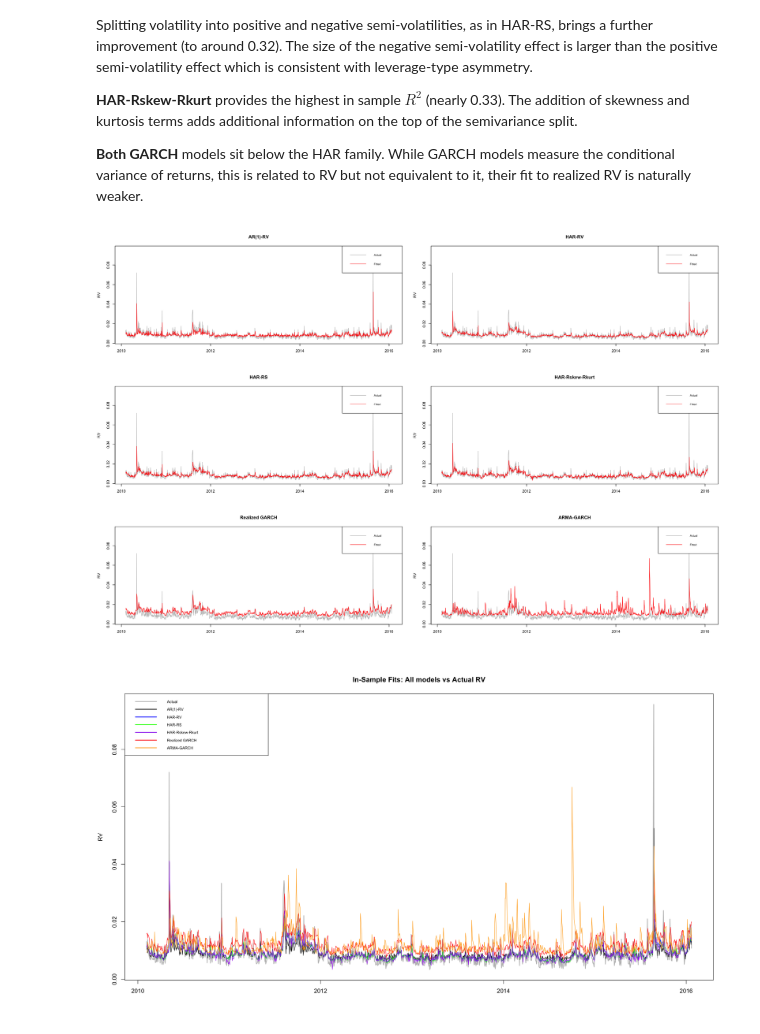
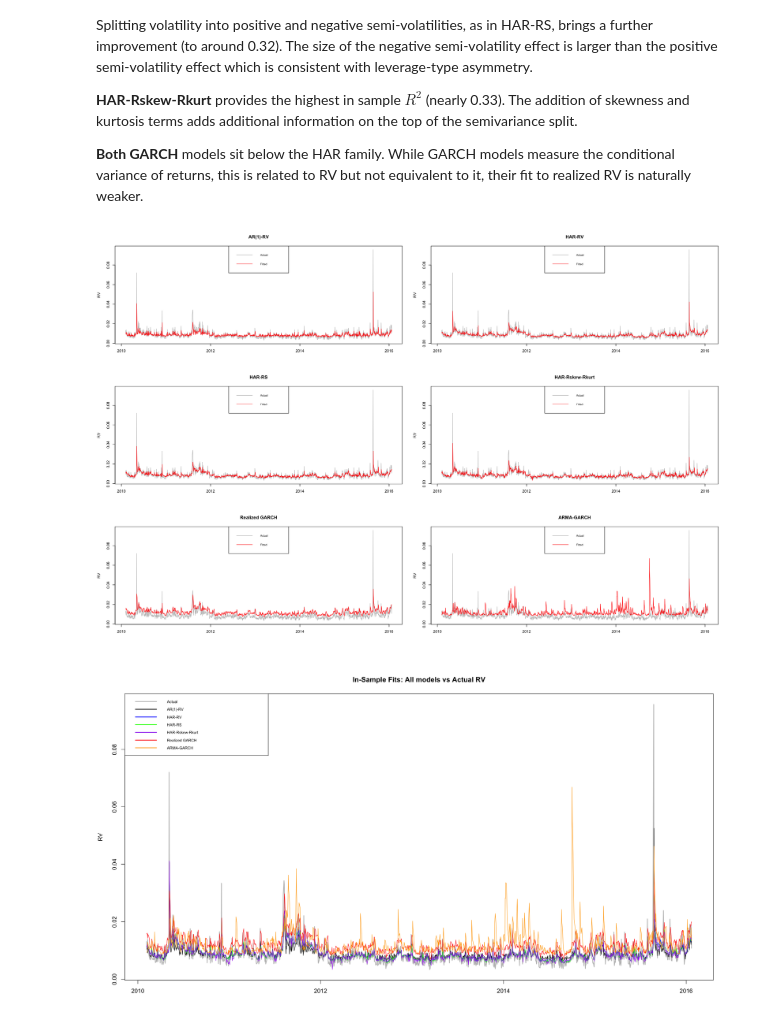
Before and after one commit to mildemx/FE1_Homeworks, a Jupyter notebook: Project/Financial_Econ_Finished.ipynb, the cells around one changed output. Saved outputs shown, nothing was run; the diff lists cells and outputs as text; code cells hidden in the pictures.

```diff
--- a/Project/Financial_Econ_Finished.ipynb
+++ b/Project/Financial_Econ_Finished.ipynb
@@ -568,15 +568,15 @@ Splitting volatility into positive and negative semi-volatilities, as in HAR-RS,
 # %%
 options(repr.plot.height = 12, repr.plot.width = 18)
 par(mfrow = c(3, 2))
 
 for (i in seq_along(colnames(fits))) {
   plot(model_df$date, actual, type = "l", col = "grey",
        main = colnames(fits)[i], xlab = "", ylab = "RV")
   lines(model_df$date, fits[, i], col = "red")
-  legend("topright", c("Actual", "Fitted"), col = c("grey", "red"), lty = 1, cex = 0.7)
+  legend("top", c("Actual", "Fitted"), col = c("grey", "red"), lty = 1, cex = 0.7)
 }
 # %% [output]
-[figure, old version]
+[figure, new version]
 # %%
 options(repr.plot.height = 10, repr.plot.width = 18)
 colors <- c("black", "blue", "green", "purple", "red", "orange")
```
Also changed, not shown: parts of 2 cells of this notebook.
